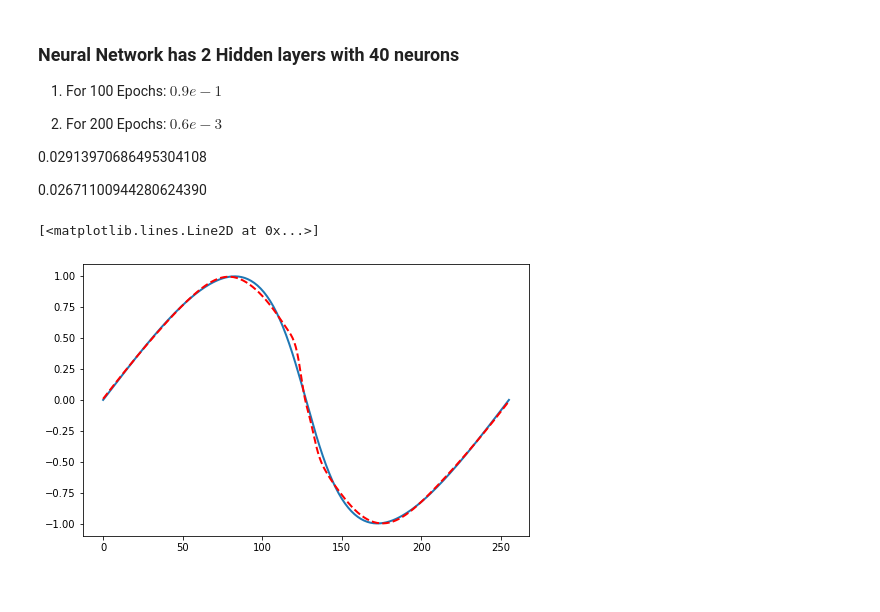
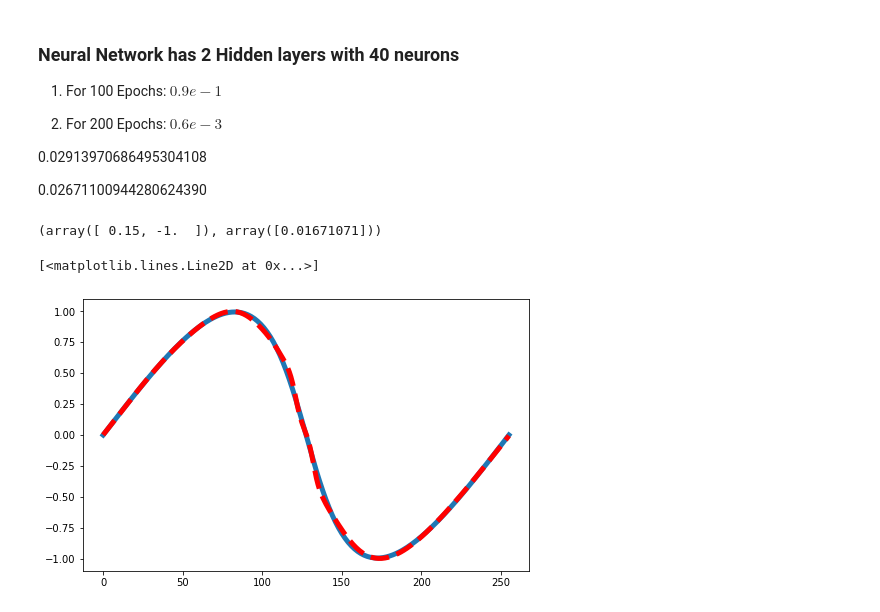
Before and after one commit to SiddeshSambasivam/Physics-Informed-Neural-Networks, a Jupyter notebook: Notebooks/Burgers' Equation PINN.ipynb, the cells around one changed output. Drawn from its saved outputs; the diff is of its cells as text; code cells hidden in the pictures.

```diff
--- a/Notebooks/Burgers' Equation PINN.ipynb
+++ b/Notebooks/Burgers' Equation PINN.ipynb
@@ -208,19 +208,31 @@ for epoch in t_bar:
 
 0.02671100944280624390
 # %%
-test_X = list()
-test_Y = list()
+test_X = [[], [], []]
+test_Y = [[], [], []]
 
 for idx, sample in enumerate(training_points):
 
     t, x = sample
-    if t == 0.15:
-        test_X.append(sample)
-        test_Y.append(u_data_transformed[idx])
+    if t == 0.25:
+        test_X[0].append(sample)
+        test_Y[0].append(u_data_transformed[idx])
+
+    if t == 0.50:
+        test_X[1].append(sample)
+        test_Y[1].append(u_data_transformed[idx])
+
+    if t == 0.75:
+        test_X[2].append(sample)
+        test_Y[2].append(u_data_transformed[idx])
+# %%
+test_X[0][0], test_Y[0][1]
+# %% [output]
+(array([ 0.15, -1.  ]), array([0.01671071]))
 # %%
 fig, ax = plt.subplots(figsize=(8,5))
-ax.plot(test_Y,  linewidth=2)
-ax.plot(model(torch.tensor(test_X).float()).detach().numpy(), "r--", linewidth=2)
+ax.plot(test_Y[0],  linewidth=5)
+ax.plot(model(torch.tensor(test_X[0]).float()).detach().numpy(), "r--", linewidth=5)
 # %% [output]
 [<matplotlib.lines.Line2D at 0x...>]
-[figure, old version]
+[figure, new version]
```
Also changed, not shown: parts of 4 cells of this notebook, 4 other files.
